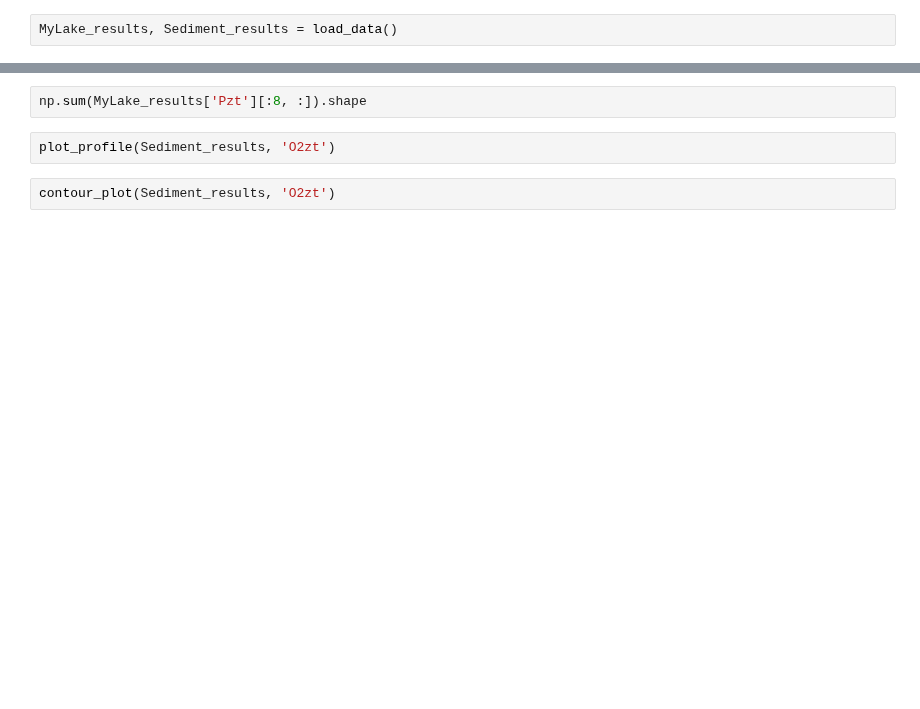
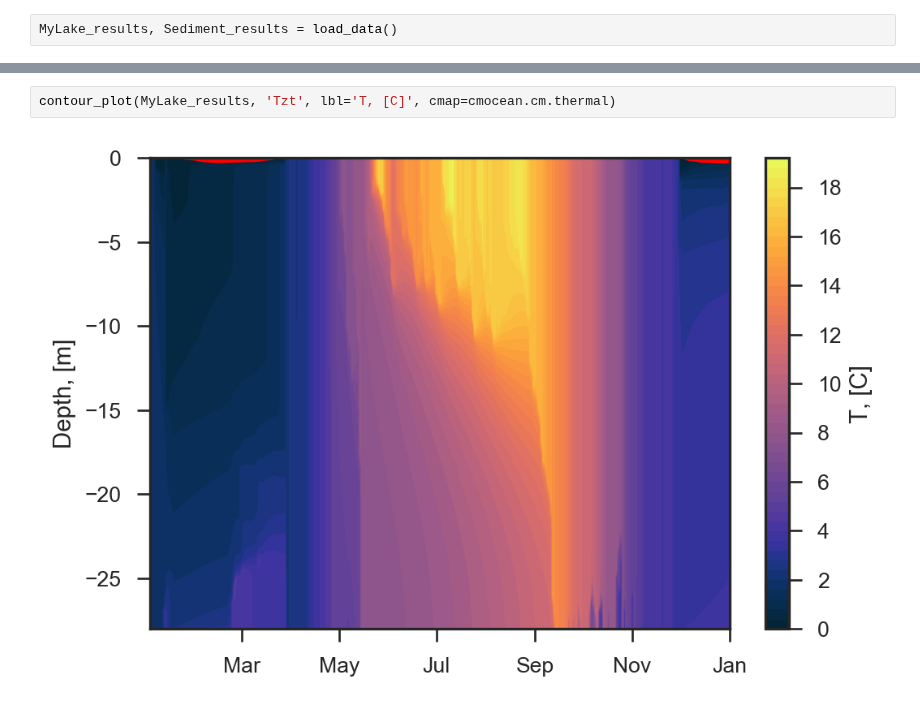
Before and after one commit to biogeochemistry/MyLake_v2_Vansjo, a Jupyter notebook: Postproc_code/plotting.py.ipynb, the cells around one changed output, grey strips where cells are left out. Drawn from its saved outputs; the diff is of its cells as text; blank space fills up the shorter version.

Commit message:
plotting results

```diff
--- a/Postproc_code/plotting.py.ipynb
+++ b/Postproc_code/plotting.py.ipynb
@@ -28,6 +22,4 @@ ValueError: x and y must have same first dimension, but have shapes (2922,) and
-# %%
-np.sum(MyLake_results['Pzt'][:8, :]).shape
-# %%
-plot_profile(Sediment_results, 'O2zt')
-# %%
-contour_plot(Sediment_results, 'O2zt')
+# %%
+contour_plot(MyLake_results, 'Tzt', lbl='T, [C]', cmap=cmocean.cm.thermal)
+# %% [output]
+[figure, added]
```
Also changed, not shown: parts of 22 cells of this notebook, 1 other file.
